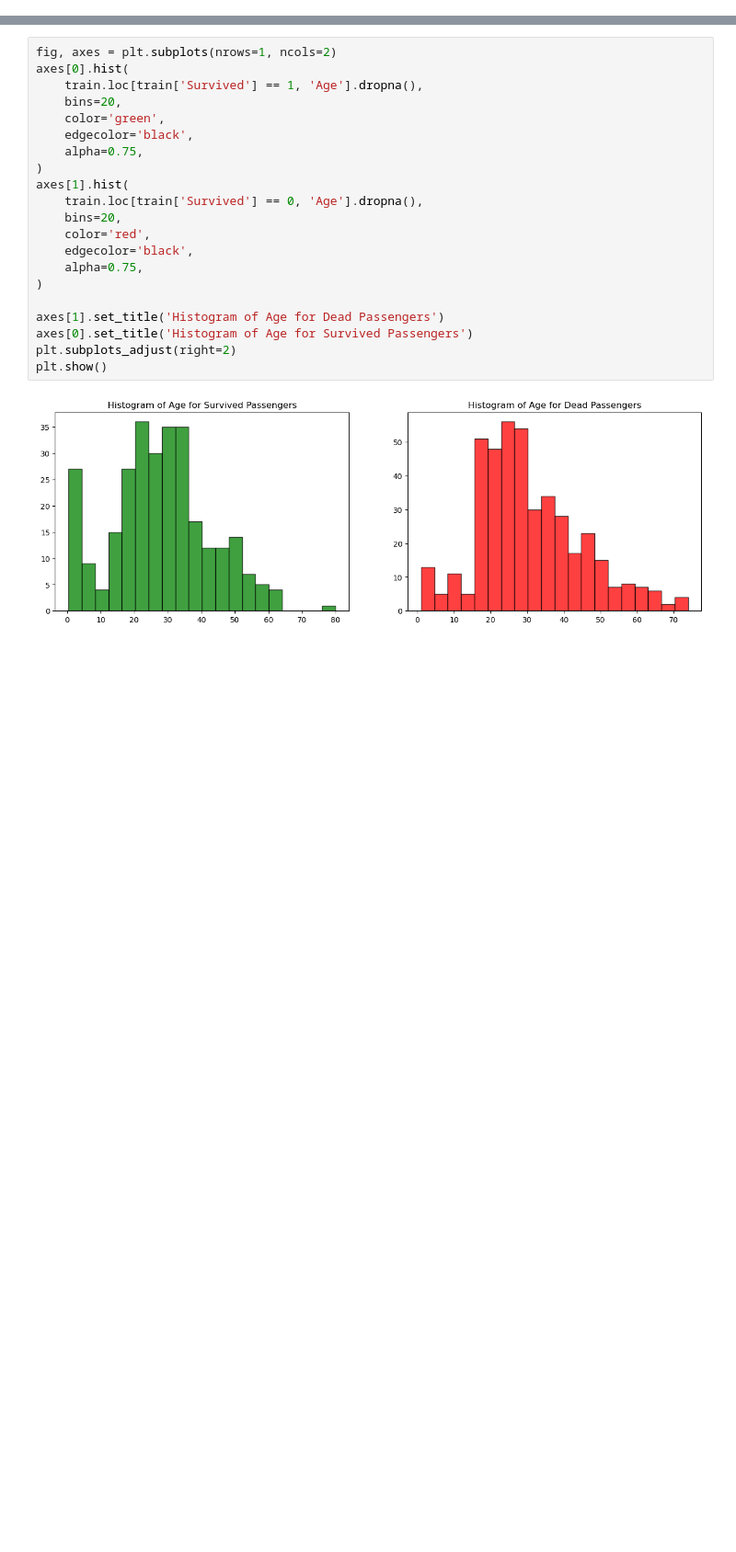
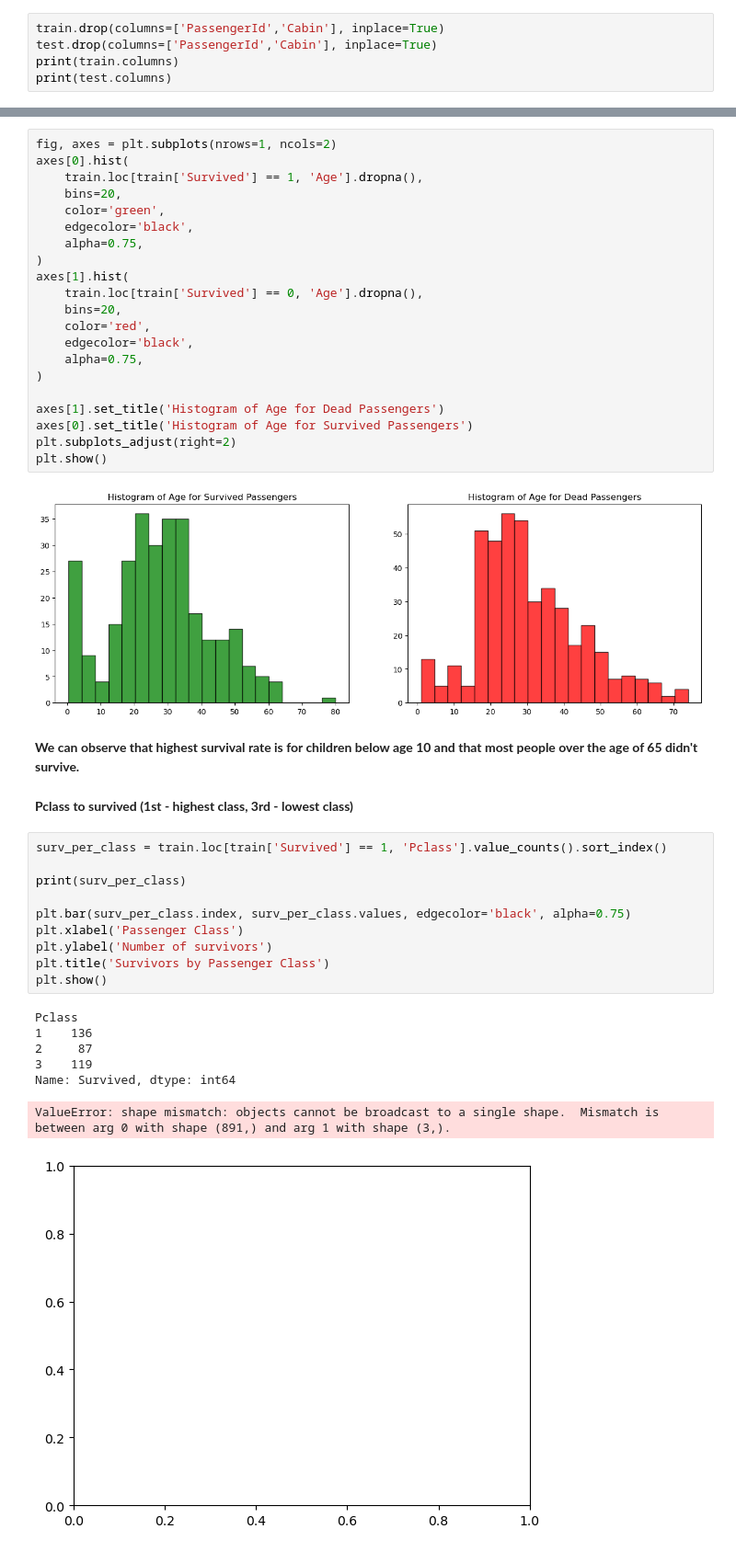
Before and after one commit to kasfro/Titanic-Machine-Learning-project, a Jupyter notebook: titanic-machine-learning.ipynb, the cells around one changed output, grey strips where cells are left out. Shown at 92% size. Cells and saved outputs as stored; diff of their text form; blank space fills up the shorter version.

Commit message:
Added visualization

```diff
--- a/titanic-machine-learning.ipynb
+++ b/titanic-machine-learning.ipynb
@@ -143,0 +143,5 @@ col=['PassengerId', 'Survived', 'Pclass', 'Name', 'Sex', 'Age', 'SibSp',
+# %%
+train.drop(columns=['PassengerId','Cabin'], inplace=True)
+test.drop(columns=['PassengerId','Cabin'], inplace=True)
+print(train.columns)
+print(test.columns)
@@ -164,3 +179,25 @@ plt.subplots_adjust(right=2)
 plt.show()
 # %% [output]
 [figure]
+# %% [markdown]
+**We can observe that highest survival rate is for children below age 10 and that most people over the age of 65 didn't survive.**
+# %% [markdown]
+**Pclass to survived (1st - highest class, 3rd - lowest class)**
+# %%
+surv_per_class = train.loc[train['Survived'] == 1, 'Pclass'].value_counts().sort_index()
+
+print(surv_per_class)
+
+plt.bar(surv_per_class.index, surv_per_class.values, edgecolor='black', alpha=0.75)
+plt.xlabel('Passenger Class')
+plt.ylabel('Number of survivors')
+plt.title('Survivors by Passenger Class')
+plt.show()
+# %% [output]
+Pclass
+1    136
+2     87
+3    119
+Name: Survived, dtype: int64
+ValueError: shape mismatch: objects cannot be broadcast to a single shape.  Mismatch is between arg 0 with shape (891,) and arg 1 with shape (3,).
+[figure, added]
```
Also changed, not shown: parts of 6 cells of this notebook.
